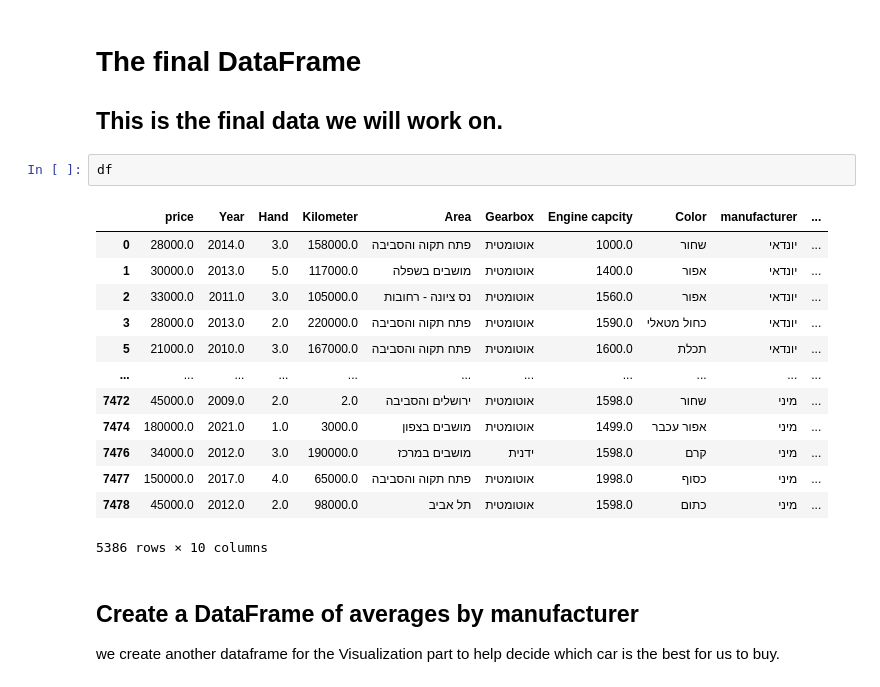
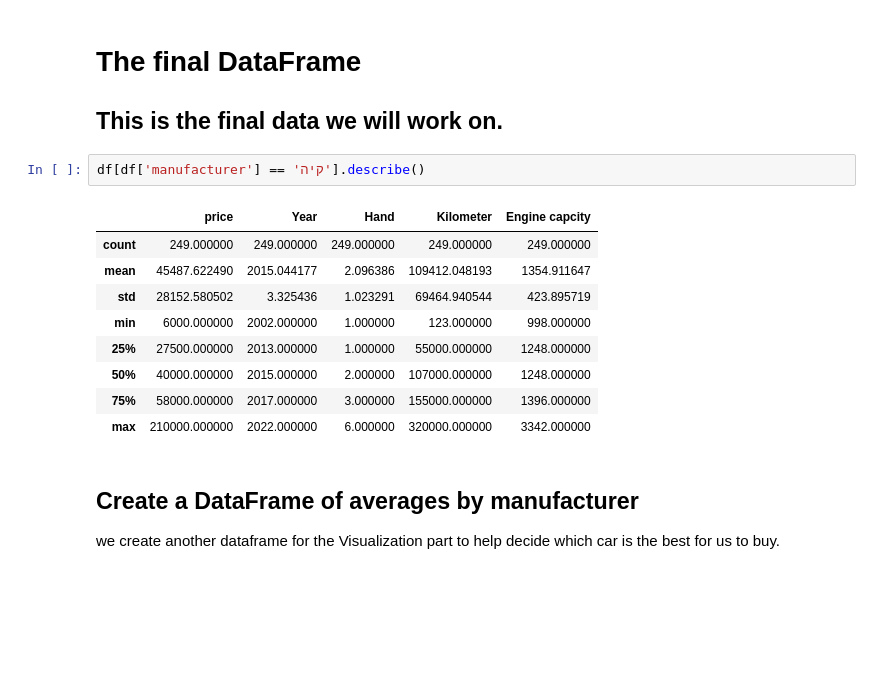
Before and after one commit to Tair-Yeruham/Second-hand-data-analysis, a Jupyter notebook: Data Cleaning.ipynb, the cells around one changed output. Drawn from its saved outputs; the diff is of its cells as text; blank space fills up the shorter version.

```diff
--- a/Data Cleaning.ipynb
+++ b/Data Cleaning.ipynb
@@ -734,21 +727,17 @@ df.to_csv('all_cars.csv')
 
 ## This is the final data we will work on.
 # %%
-df
+df[df['manufacturer'] == 'קיה'].describe()
 # %% [output]
-|  | price | Year | Hand | Kilometer | Area | Gearbox | Engine capcity | Color | manufacturer | ... |
-| 0 | 28000.0 | 2014.0 | 3.0 | 158000.0 | פתח תקוה והסביבה | אוטומטית | 1000.0 | שחור | יונדאי | ... |
-| 1 | 30000.0 | 2013.0 | 5.0 | 117000.0 | מושבים בשפלה | אוטומטית | 1400.0 | אפור | יונדאי | ... |
-| 2 | 33000.0 | 2011.0 | 3.0 | 105000.0 | נס ציונה - רחובות | אוטומטית | 1560.0 | אפור | יונדאי | ... |
-| 3 | 28000.0 | 2013.0 | 2.0 | 220000.0 | פתח תקוה והסביבה | אוטומטית | 1590.0 | כחול מטאלי | יונדאי | ... |
-| 5 | 21000.0 | 2010.0 | 3.0 | 167000.0 | פתח תקוה והסביבה | אוטומטית | 1600.0 | תכלת | יונדאי | ... |
-| ... | ... | ... | ... | ... | ... | ... | ... | ... | ... | ... |
-| 7472 | 45000.0 | 2009.0 | 2.0 | 2.0 | ירושלים והסביבה | אוטומטית | 1598.0 | שחור | מיני | ... |
-| 7474 | 180000.0 | 2021.0 | 1.0 | 3000.0 | מושבים בצפון | אוטומטית | 1499.0 | אפור עכבר | מיני | ... |
-| 7476 | 34000.0 | 2012.0 | 3.0 | 190000.0 | מושבים במרכז | ידנית | 1598.0 | קרם | מיני | ... |
-| 7477 | 150000.0 | 2017.0 | 4.0 | 65000.0 | פתח תקוה והסביבה | אוטומטית | 1998.0 | כסוף | מיני | ... |
-| 7478 | 45000.0 | 2012.0 | 2.0 | 98000.0 | תל אביב | אוטומטית | 1598.0 | כתום | מיני | ... |
+|  | price | Year | Hand | Kilometer | Engine capcity |
+| count | 249.000000 | 249.000000 | 249.000000 | 249.000000 | 249.000000 |
+| mean | 45487.622490 | 2015.044177 | 2.096386 | 109412.048193 | 1354.911647 |
+| std | 28152.580502 | 3.325436 | 1.023291 | 69464.940544 | 423.895719 |
+| min | 6000.000000 | 2002.000000 | 1.000000 | 123.000000 | 998.000000 |
+| 25% | 27500.000000 | 2013.000000 | 1.000000 | 55000.000000 | 1248.000000 |
+| 50% | 40000.000000 | 2015.000000 | 2.000000 | 107000.000000 | 1248.000000 |
+| 75% | 58000.000000 | 2017.000000 | 3.000000 | 155000.000000 | 1396.000000 |
+| max | 210000.000000 | 2022.000000 | 6.000000 | 320000.000000 | 3342.000000 |
-5386 rows × 10 columns
 # %% [markdown]
 ## Create a DataFrame of averages by manufacturer
 
```
Also changed, not shown: parts of 17 cells of this notebook, 2 other files.
